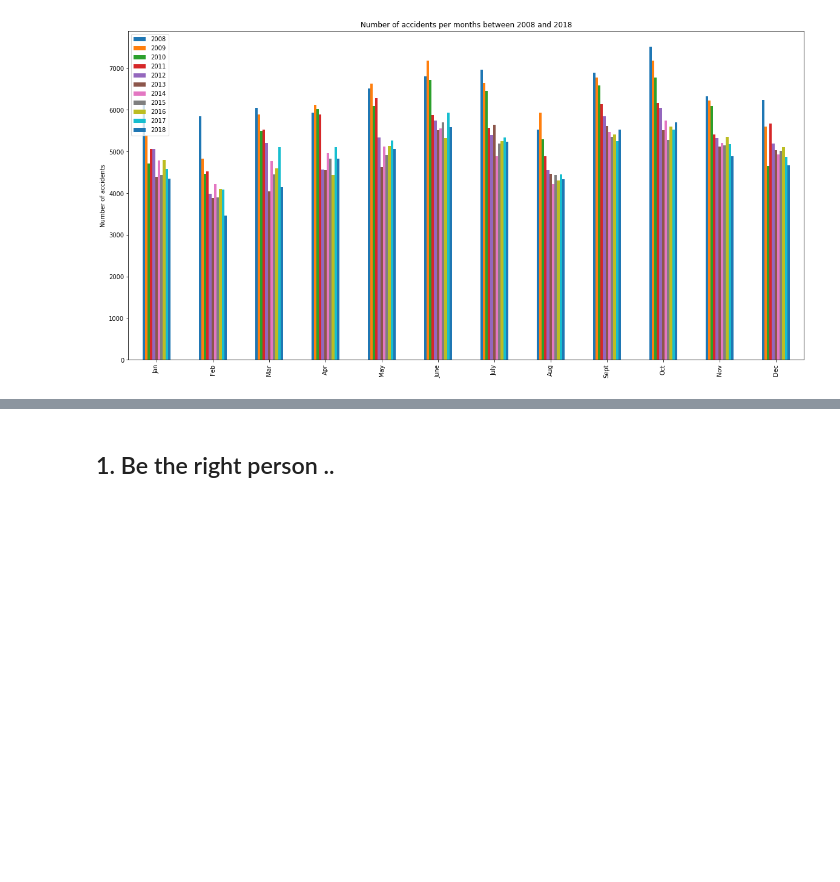
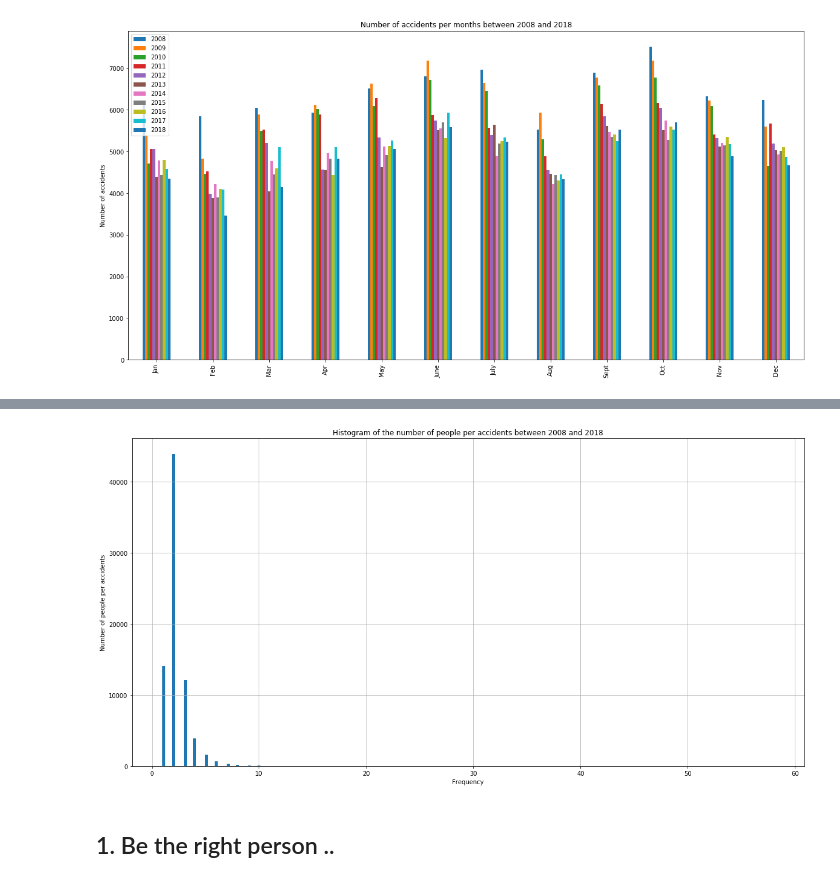
Before and after one commit to sinitame/epfl-ada-project, a Jupyter notebook: notebooks/milestone-2.ipynb, the cells around one changed output, grey strips where cells are left out. Cells and saved outputs as stored; diff of their text form; code cells hidden in the pictures; blank space fills up the shorter version.

```diff
--- a/notebooks/milestone-2.ipynb
+++ b/notebooks/milestone-2.ipynb
@@ -80,0 +89,2 @@ plot_all_years_accidents_per_months(df_all_accidents_per_months)
+# %%
+df_people_per_accidents_all = get_number_people_per_accidents_all_years(2008, 2018)
@@ -81,3 +103,7 @@ plot_all_years_accidents_per_months(df_all_accidents_per_months)
+# %%
+plot_number_people_per_accidents(df_people_per_accidents_all, multiple_years=True)
+# %% [output]
+[figure, added]
 # %% [markdown]
 ## 1. Be the right person ..
 # %%
```
Also changed, not shown: parts of 6 cells of this notebook.
